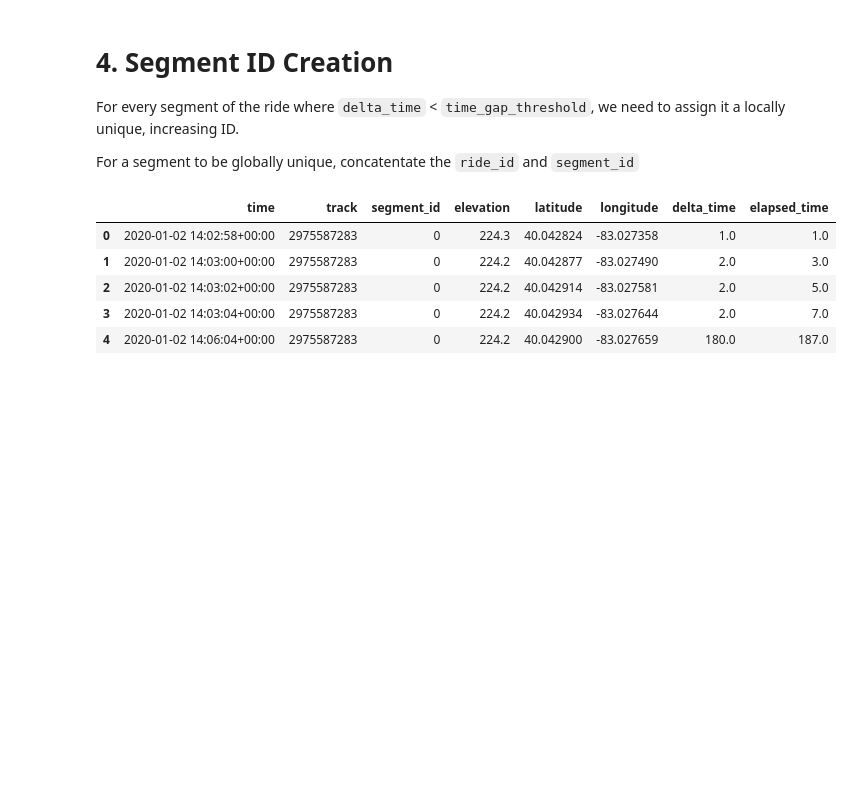
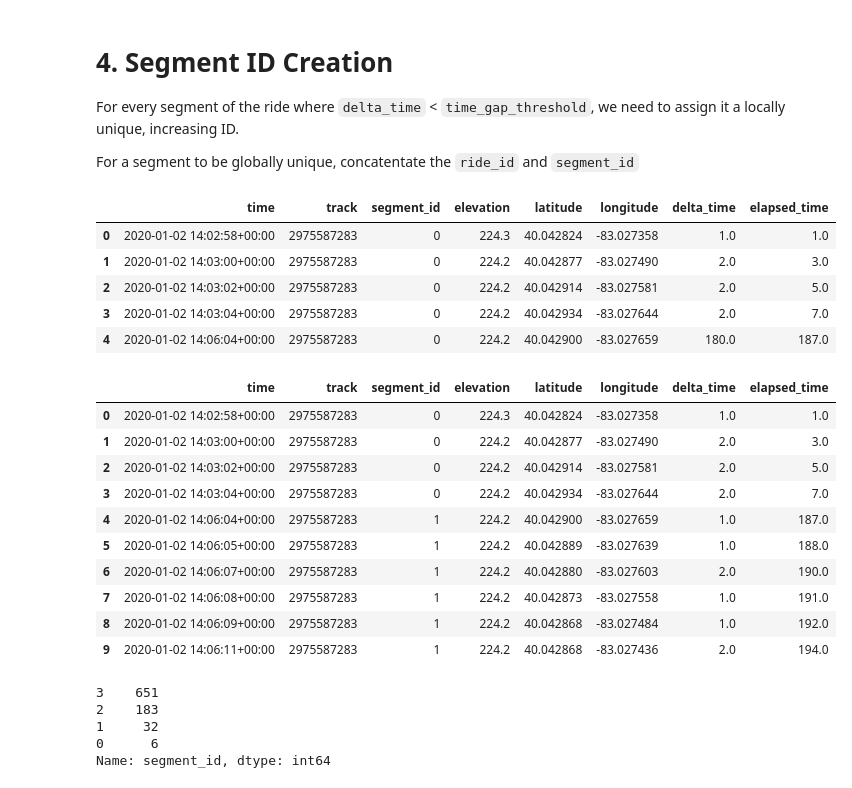
Before and after one commit to ericbauer55/strava-fitness, a Jupyter notebook: src/notebooks/2. Prototyping Sample Time Normalization.ipynb, the cells around one changed output. Drawn from its saved outputs; the diff is of its cells as text; code cells hidden in the pictures; blank space fills up the shorter version.

```diff
--- a/src/notebooks/2. Prototyping Sample Time Normalization.ipynb
+++ b/src/notebooks/2. Prototyping Sample Time Normalization.ipynb
@@ -172,0 +191,22 @@ df.head()
+# %%
+df.head(10)
+# %% [output]
+|  | time | track | segment_id | elevation | latitude | longitude | delta_time | elapsed_time |
+| 0 | 2020-01-02 14:02:58+00:00 | 2975587283 | 0 | 224.3 | 40.042824 | -83.027358 | 1.0 | 1.0 |
+| 1 | 2020-01-02 14:03:00+00:00 | 2975587283 | 0 | 224.2 | 40.042877 | -83.027490 | 2.0 | 3.0 |
+| 2 | 2020-01-02 14:03:02+00:00 | 2975587283 | 0 | 224.2 | 40.042914 | -83.027581 | 2.0 | 5.0 |
+| 3 | 2020-01-02 14:03:04+00:00 | 2975587283 | 0 | 224.2 | 40.042934 | -83.027644 | 2.0 | 7.0 |
+| 4 | 2020-01-02 14:06:04+00:00 | 2975587283 | 1 | 224.2 | 40.042900 | -83.027659 | 1.0 | 187.0 |
+| 5 | 2020-01-02 14:06:05+00:00 | 2975587283 | 1 | 224.2 | 40.042889 | -83.027639 | 1.0 | 188.0 |
+| 6 | 2020-01-02 14:06:07+00:00 | 2975587283 | 1 | 224.2 | 40.042880 | -83.027603 | 2.0 | 190.0 |
+| 7 | 2020-01-02 14:06:08+00:00 | 2975587283 | 1 | 224.2 | 40.042873 | -83.027558 | 1.0 | 191.0 |
+| 8 | 2020-01-02 14:06:09+00:00 | 2975587283 | 1 | 224.2 | 40.042868 | -83.027484 | 1.0 | 192.0 |
+| 9 | 2020-01-02 14:06:11+00:00 | 2975587283 | 1 | 224.2 | 40.042868 | -83.027436 | 2.0 | 194.0 |
+# %%
+df['segment_id'].value_counts()
+# %% [output]
+3    651
+2    183
+1     32
+0      6
+Name: segment_id, dtype: int64
```
Also changed, not shown: parts of 8 cells of this notebook, 1 other file.
